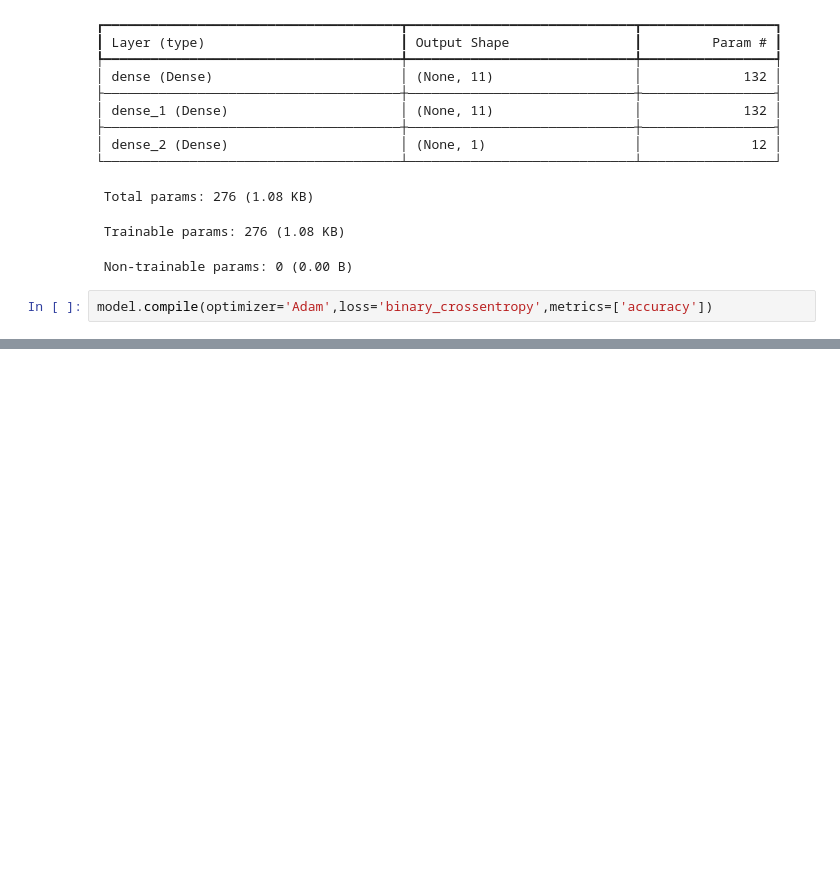
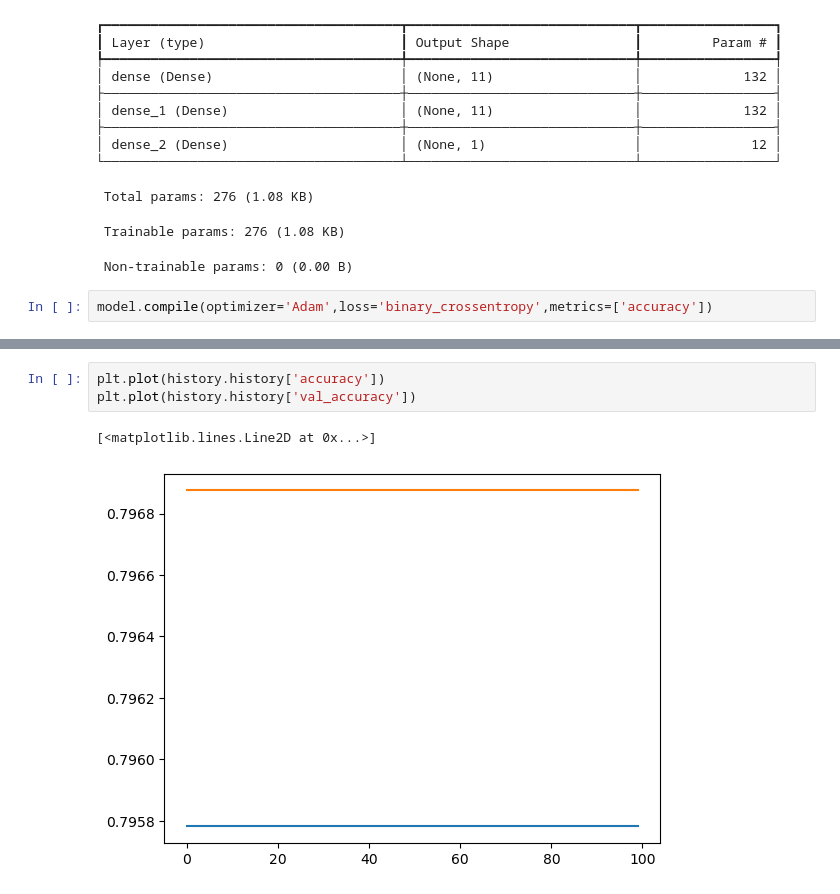
Before and after one commit to rahul-1419/DL_demo_project, a Jupyter notebook: Deep_learning_Demo.ipynb, the cells around one changed output, grey strips where cells are left out. Cells and saved outputs as stored; diff of their text form; blank space fills up the shorter version.

```diff
--- a/Deep_learning_Demo.ipynb
+++ b/Deep_learning_Demo.ipynb
@@ -142,0 +172,6 @@ Epoch 96/100
+# %%
+plt.plot(history.history['accuracy'])
+plt.plot(history.history['val_accuracy'])
+# %% [output]
+[<matplotlib.lines.Line2D at 0x...>]
+[figure, added]
```
Also changed, not shown: parts of 6 cells of this notebook.
